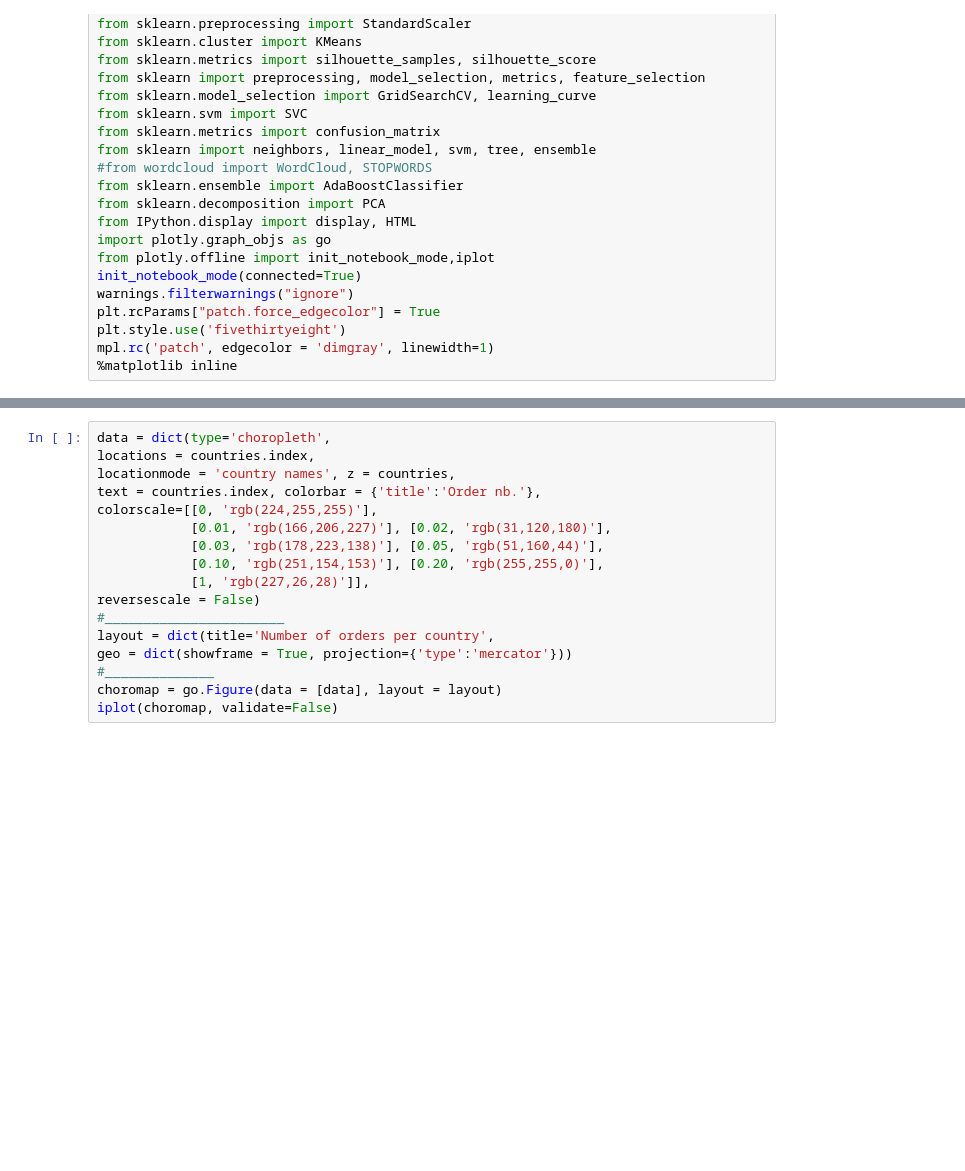
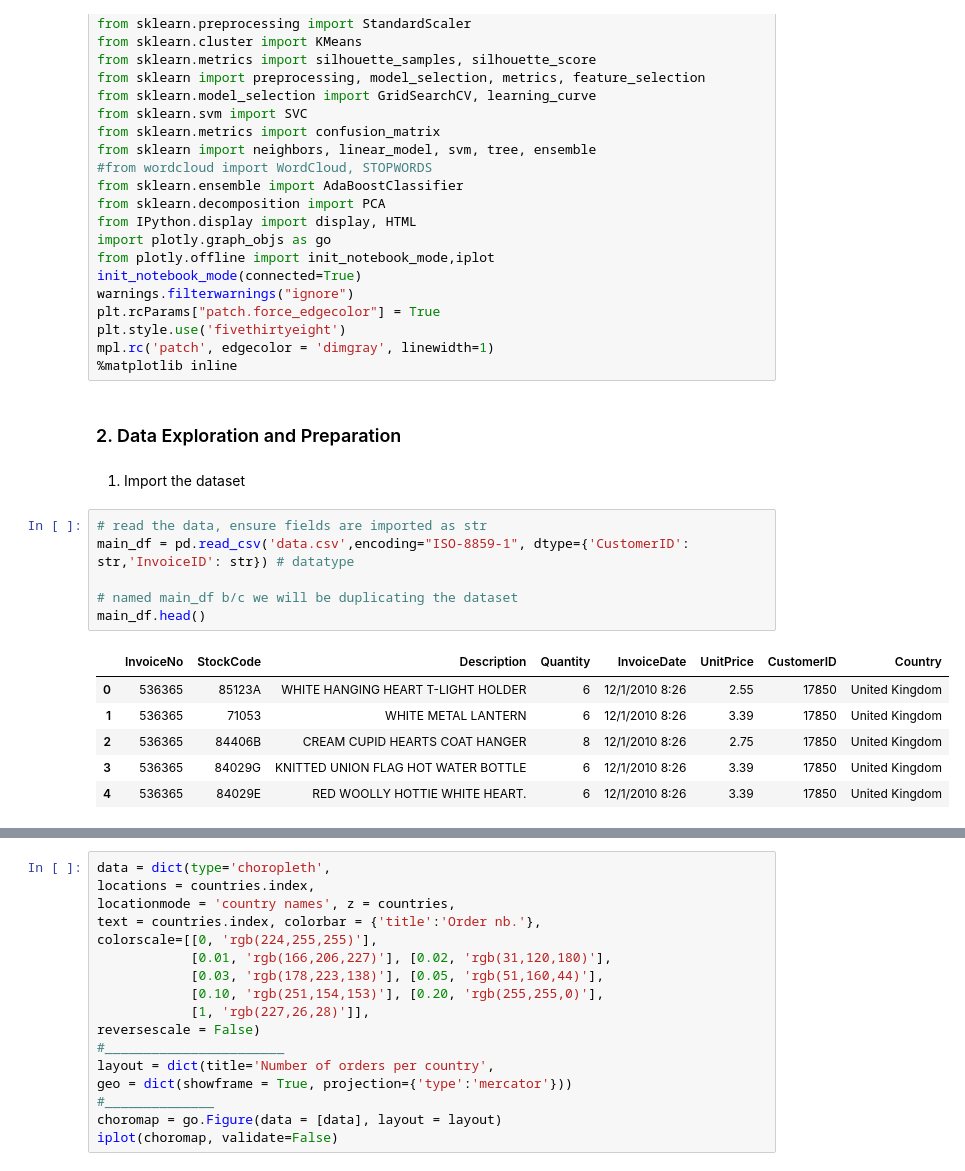
Before and after one commit to slaisha/Customer-Segmentation, a Jupyter notebook: customer segmentation.ipynb, the cells around one changed output, grey strips where cells are left out. Saved outputs shown, nothing was run; the diff lists cells and outputs as text; blank space fills up the shorter version.

```diff
--- a/customer segmentation.ipynb
+++ b/customer segmentation.ipynb
@@ -32,3 +34,20 @@ plt.rcParams["patch.force_edgecolor"] = True
 plt.style.use('fivethirtyeight')
 mpl.rc('patch', edgecolor = 'dimgray', linewidth=1)
 %matplotlib inline
+# %% [markdown]
+### 2. Data Exploration and Preparation
+# %% [markdown]
+1. Import the dataset
+# %%
+# read the data, ensure fields are imported as str
+main_df = pd.read_csv('data.csv',encoding="ISO-8859-1", dtype={'CustomerID': str,'InvoiceID': str}) # datatype
+
+# named main_df b/c we will be duplicating the dataset
+main_df.head()
+# %% [output]
+|  | InvoiceNo | StockCode | Description | Quantity | InvoiceDate | UnitPrice | CustomerID | Country |
+| 0 | 536365 | 85123A | WHITE HANGING HEART T-LIGHT HOLDER | 6 | 12/1/2010 8:26 | 2.55 | 17850 | United Kingdom |
+| 1 | 536365 | 71053 | WHITE METAL LANTERN | 6 | 12/1/2010 8:26 | 3.39 | 17850 | United Kingdom |
+| 2 | 536365 | 84406B | CREAM CUPID HEARTS COAT HANGER | 8 | 12/1/2010 8:26 | 2.75 | 17850 | United Kingdom |
+| 3 | 536365 | 84029G | KNITTED UNION FLAG HOT WATER BOTTLE | 6 | 12/1/2010 8:26 | 3.39 | 17850 | United Kingdom |
+| 4 | 536365 | 84029E | RED WOOLLY HOTTIE WHITE HEART. | 6 | 12/1/2010 8:26 | 3.39 | 17850 | United Kingdom |
```
Also changed, not shown: parts of 15 cells of this notebook.
